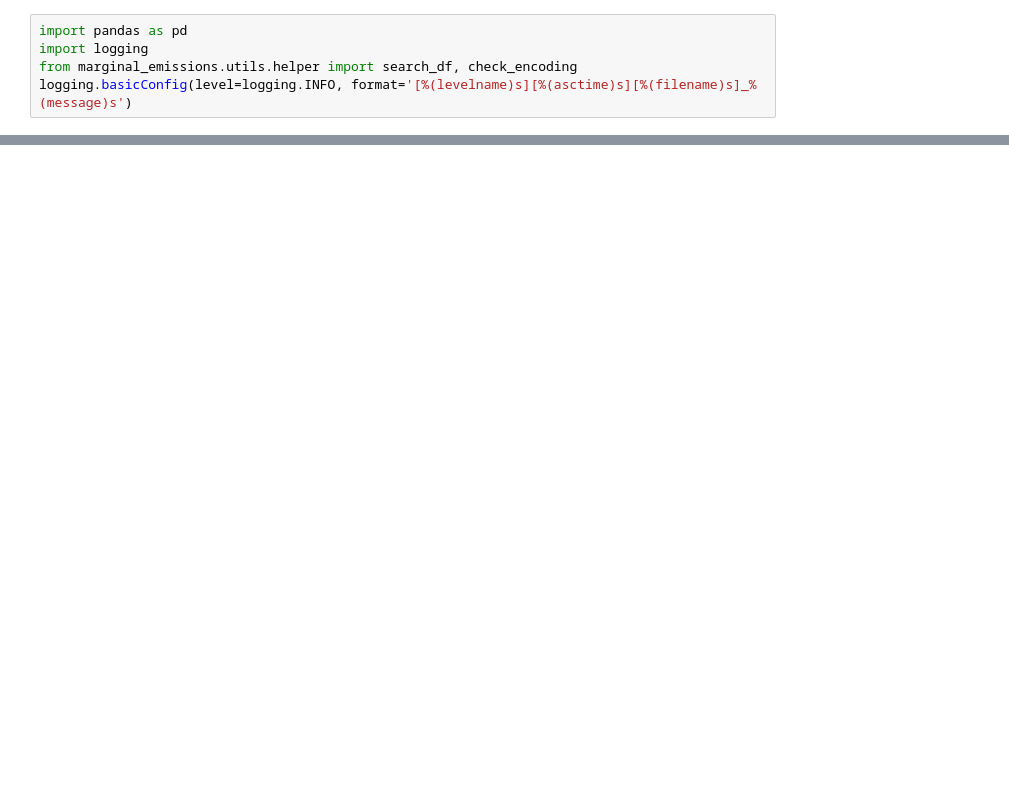
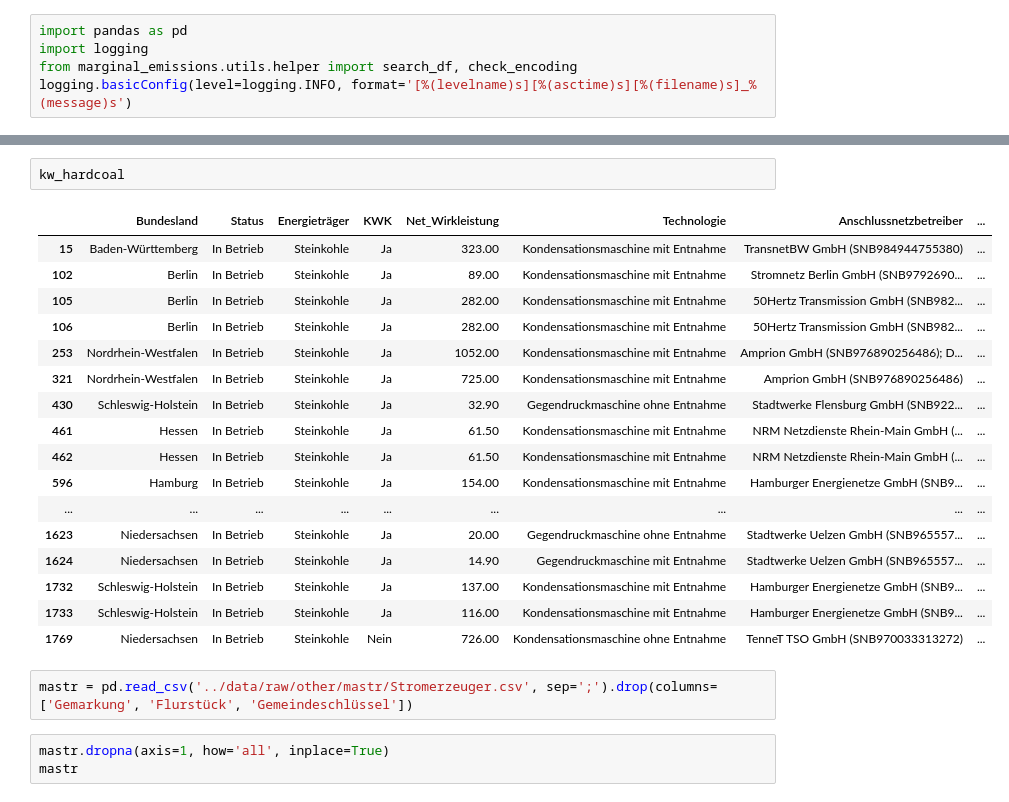
Before and after one commit to AK960/marginal-emissions-germany, a Jupyter notebook: notebooks/data_inspections.ipynb, the cells around one changed output, grey strips where cells are left out. Cells and saved outputs as stored; diff of their text form; blank space fills up the shorter version.

```diff
--- a/notebooks/data_inspections.ipynb
+++ b/notebooks/data_inspections.ipynb
@@ -101,0 +125,25 @@ Fertig! Insgesamt 8 Dateien aktualisiert.
+# %%
+kw_hardcoal
+# %% [output]
+|  | Bundesland | Status | Energieträger | KWK | Net_Wirkleistung | Technologie | Anschlussnetzbetreiber | ... |
+| 15 | Baden-Württemberg | In Betrieb | Steinkohle | Ja | 323.00 | Kondensationsmaschine mit Entnahme | TransnetBW GmbH (SNB984944755380) | ... |
+| 102 | Berlin | In Betrieb | Steinkohle | Ja | 89.00 | Kondensationsmaschine mit Entnahme | Stromnetz Berlin GmbH (SNB9792690... | ... |
+| 105 | Berlin | In Betrieb | Steinkohle | Ja | 282.00 | Kondensationsmaschine mit Entnahme | 50Hertz Transmission GmbH (SNB982... | ... |
+| 106 | Berlin | In Betrieb | Steinkohle | Ja | 282.00 | Kondensationsmaschine mit Entnahme | 50Hertz Transmission GmbH (SNB982... | ... |
+| 253 | Nordrhein-Westfalen | In Betrieb | Steinkohle | Ja | 1052.00 | Kondensationsmaschine mit Entnahme | Amprion GmbH (SNB976890256486); D... | ... |
+| 321 | Nordrhein-Westfalen | In Betrieb | Steinkohle | Ja | 725.00 | Kondensationsmaschine mit Entnahme | Amprion GmbH (SNB976890256486) | ... |
+| 430 | Schleswig-Holstein | In Betrieb | Steinkohle | Ja | 32.90 | Gegendruckmaschine ohne Entnahme | Stadtwerke Flensburg GmbH (SNB922... | ... |
+| 461 | Hessen | In Betrieb | Steinkohle | Ja | 61.50 | Kondensationsmaschine mit Entnahme | NRM Netzdienste Rhein-Main GmbH (... | ... |
+| 462 | Hessen | In Betrieb | Steinkohle | Ja | 61.50 | Kondensationsmaschine mit Entnahme | NRM Netzdienste Rhein-Main GmbH (... | ... |
+| 596 | Hamburg | In Betrieb | Steinkohle | Ja | 154.00 | Kondensationsmaschine mit Entnahme | Hamburger Energienetze GmbH (SNB9... | ... |
+| ... | ... | ... | ... | ... | ... | ... | ... | ... |
+| 1623 | Niedersachsen | In Betrieb | Steinkohle | Ja | 20.00 | Gegendruckmaschine ohne Entnahme | Stadtwerke Uelzen GmbH (SNB965557... | ... |
+| 1624 | Niedersachsen | In Betrieb | Steinkohle | Ja | 14.90 | Gegendruckmaschine mit Entnahme | Stadtwerke Uelzen GmbH (SNB965557... | ... |
+| 1732 | Schleswig-Holstein | In Betrieb | Steinkohle | Ja | 137.00 | Kondensationsmaschine mit Entnahme | Hamburger Energienetze GmbH (SNB9... | ... |
+| 1733 | Schleswig-Holstein | In Betrieb | Steinkohle | Ja | 116.00 | Kondensationsmaschine mit Entnahme | Hamburger Energienetze GmbH (SNB9... | ... |
+| 1769 | Niedersachsen | In Betrieb | Steinkohle | Nein | 726.00 | Kondensationsmaschine ohne Entnahme | TenneT TSO GmbH (SNB970033313272) | ... |
+# %%
+mastr = pd.read_csv('../data/raw/other/mastr/Stromerzeuger.csv', sep=';').drop(columns=['Gemarkung', 'Flurstück', 'Gemeindeschlüssel'])
+# %%
+mastr.dropna(axis=1, how='all', inplace=True)
+mastr
```
Also changed, not shown: parts of 9 cells of this notebook, 1 other file.
